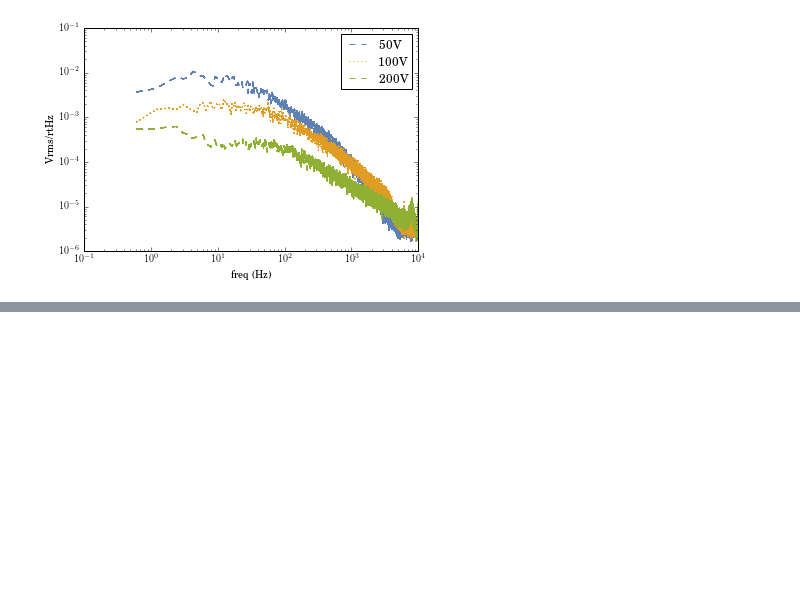
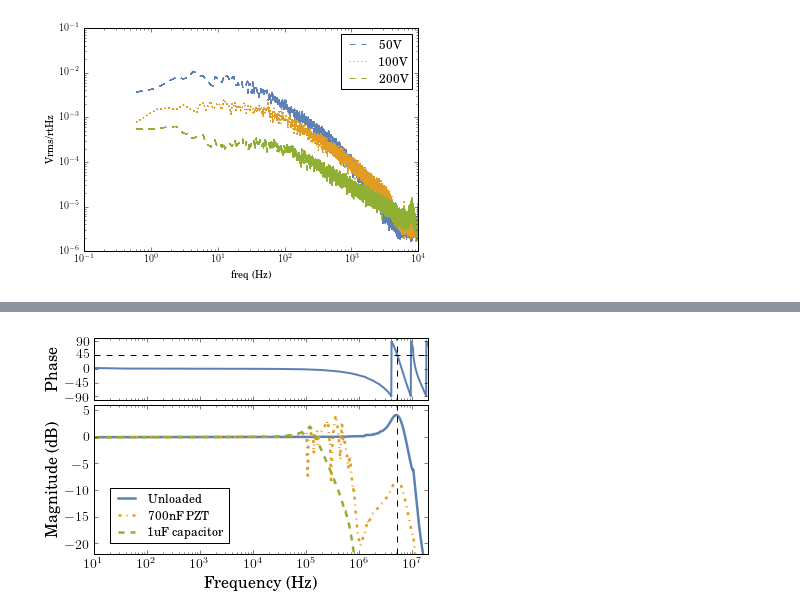
Before and after one commit to npisenti/piezo, a Jupyter notebook: calc/NoiseAnalysisFinal.ipynb, the cells around one changed output, grey strips where cells are left out. Drawn from its saved outputs; the diff is of its cells as text; code cells hidden in the pictures; blank space fills up the shorter version.

```diff
--- a/calc/NoiseAnalysisFinal.ipynb
+++ b/calc/NoiseAnalysisFinal.ipynb
@@ -489,0 +607,46 @@ plt.show()
+# %%
+f = plt.figure()
+f.set_size_inches((6,8))
+
+
+gs = gridspec.GridSpec(2, 1, height_ratios=[1,2.42])
+
+matplotlib.rc('axes', prop_cycle=color_cycle_trimmed + line_cycle)
+
+
+ax_gain = f.add_subplot(gs[1])
+ax_phase = f.add_subplot(gs[0], sharex=ax_gain)
+
+
+#plt.setp(ax_temp.get_xticklabels(), visible=False)
+#plt.xlim([0,25])
+
+ax_gain.set_xlabel("Frequency (Hz)", fontsize=16)
+ax_gain.set_ylabel("Magnitude (dB)", fontsize=16)
+ax_phase.set_ylabel('Phase', fontsize=16)
+
+ax_gain.set_ylim([-22, 6])
+ax_gain.set_xlim([10, 2e7])
+
+for tr in ['Unloaded', '700nF PZT', '1uF capacitor']:
+    ax_gain.semilogx(bode_phase.freq.values, bode[tr].values, label=tr, linewidth=2.5)
+
+
+ax_phase.semilogx(bode_phase.freq.values, bode_phase.phase.values, linewidth=2)
+plt.setp(ax_phase.get_xticklabels(), visible=False)
+
+
+ax_gain.tick_params(labelsize=14)
+ax_phase.tick_params(labelsize=14)
+ax_phase.yaxis.set_ticks(np.linspace(-90,90,5))
+gs.update(top=0.5, hspace=0.05, wspace = 0.05)
+
+ax_phase.axhline(y=45, linestyle='--', color='black')
+ax_phase.axvline(x=5.1e6, linestyle='--', color='black')
+ax_gain.axvline(x=5.1e6, linestyle='--', color='black')
+
+ax_gain.legend(loc='lower left',  bbox_to_anchor=(0.03,0.03))
+
+plt.show()
+# %% [output]
+[figure, added]
```
Also changed, not shown: parts of 6 cells of this notebook, 4 other files.
